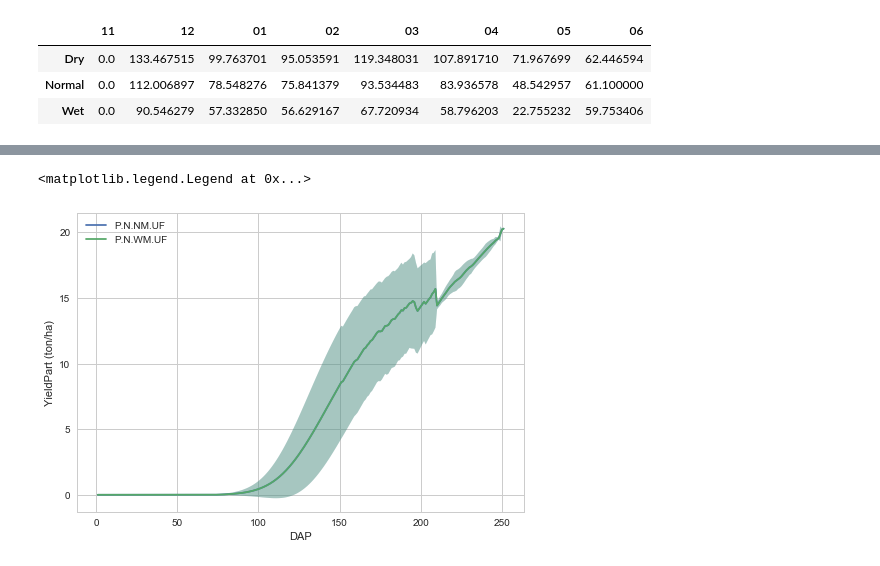
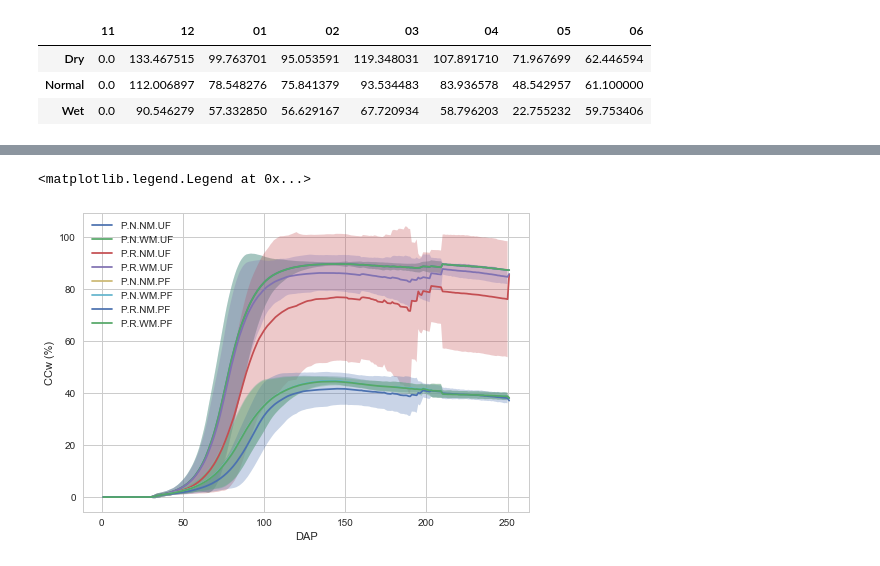
Before and after one commit to caburj/acresults, a Jupyter notebook: examples/example-01.ipynb, the cells around one changed output, grey strips where cells are left out. Cells and saved outputs as stored; diff of their text form; code cells hidden in the pictures.

```diff
--- a/examples/example-01.ipynb
+++ b/examples/example-01.ipynb
@@ -19,6 +22,10 @@ pnnmuf = ac.ACOutput("P.N.NM.UF", AQUACROP_DIR)
 pnwmuf = ac.ACOutput("P.N.WM.UF", AQUACROP_DIR)
 prnmuf = ac.ACOutput("P.R.NM.UF", AQUACROP_DIR)
 prwmuf = ac.ACOutput("P.R.WM.UF", AQUACROP_DIR)
+pnnmpf = ac.ACOutput("P.N.NM.PF", AQUACROP_DIR)
+pnwmpf = ac.ACOutput("P.N.WM.PF", AQUACROP_DIR)
+prnmpf = ac.ACOutput("P.R.NM.PF", AQUACROP_DIR)
+prwmpf = ac.ACOutput("P.R.WM.PF", AQUACROP_DIR)
 # %%
 ac.NIR_chart_month(pnnmuf, '11', '06')
 # %% [output]
@@ -33,12 +40,17 @@ ac.NIR_chart_decade(pnnmuf, '12-D1', '05-D3')
 | Dry | 59.522001 | 44.328544 | 40.842143 | 35.905696 | 34.949464 | 41.455644 | 37.476146 | 35.653899 | 32.492786 | 40.828699 | 39.307537 | ... |
 | Normal | 48.912265 | 34.527586 | 30.900000 | 26.613793 | 23.996552 | 28.249027 | 26.689655 | 25.586207 | 23.565517 | 28.931034 | 29.500000 | ... |
 | Wet | 37.085939 | 24.726629 | 20.957857 | 17.321890 | 13.043640 | 14.388977 | 15.903164 | 15.518515 | 14.638249 | 17.033370 | 19.692463 | ... |
-# %%
-ac.tsplot(pnnmuf, 'yieldpart')
-
-ac.tsplot(pnwmuf, 'yieldpart')
-
-plt.legend()
-# %% [output]
-<matplotlib.legend.Legend at 0x...>
-[figure, removed]
+# %%
+ac.tsplot(pnnmuf, 'ccw')
+ac.tsplot(pnwmuf, 'ccw')
+ac.tsplot(prnmuf, 'ccw')
+ac.tsplot(prwmuf, 'ccw')
+ac.tsplot(pnnmpf, 'ccw')
+ac.tsplot(pnwmpf, 'ccw')
+ac.tsplot(prnmpf, 'ccw')
+ac.tsplot(prwmpf, 'ccw')
+
+plt.legend()
+# %% [output]
+<matplotlib.legend.Legend at 0x...>
+[figure, added]
```
Also changed, not shown: parts of 13 cells of this notebook, 2 other files.
